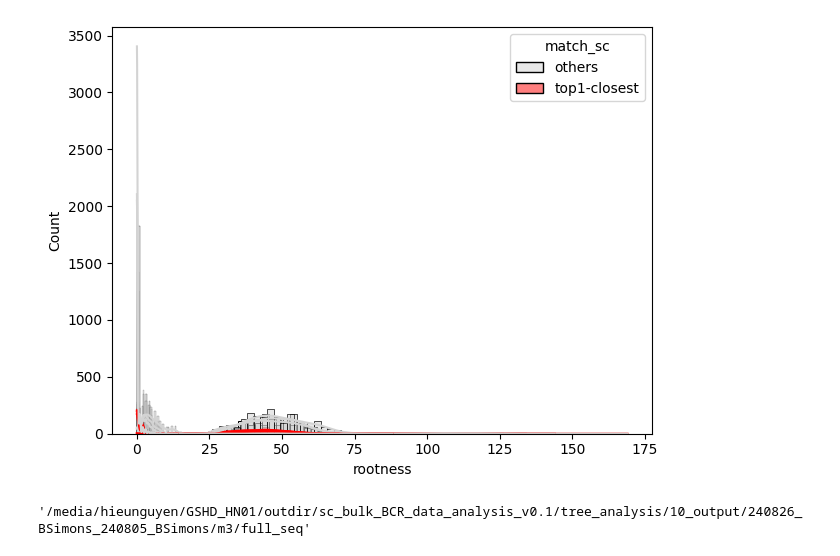
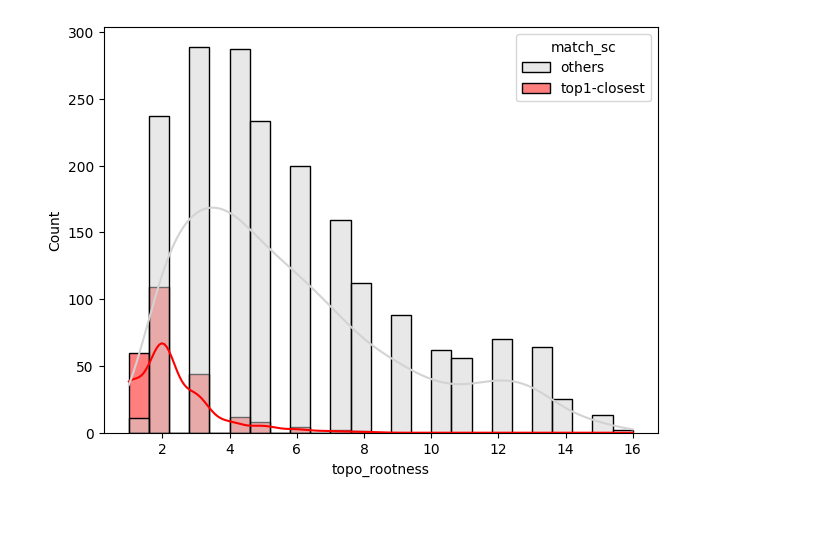
Before and after one commit to hieunguyen4193/sc_bulk_BCR_data_analysis, a Jupyter notebook: Tree10_bar_plot_tree_features.ipynb, the cells around one changed output. Cells and saved outputs as stored; diff of their text form; code cells hidden in the pictures; blank space fills up the shorter version.

```diff
--- a/Tree10_bar_plot_tree_features.ipynb
+++ b/Tree10_bar_plot_tree_features.ipynb
@@ -124,20 +124,17 @@ for mouseid in ["m1", "m2", "m3"]:
     for f in ["rootness", "topo_rootness", "leafness", "topo_leafness"]:
         os.system(f"mkdir -p {path_to_10_output}/all_clones")
         os.system(f"mkdir -p {path_to_10_output}/top{topN}_clones")
-
+        plt.figure()
         sns.histplot(data = treedf, x = f, hue = "match_sc", palette = palette, kde = True)
         plt.tight_layout()
         plt.savefig(os.path.join(path_to_10_output, "all_clones", f"histogram_{mouseid}_{f}.svg"))
+        plt.close()
 
-        sns.histplot(data = treedf.head(topN), x = f, hue = "match_sc", palette = palette, kde = True)
+        plt.figure()
+        sns.histplot(data = treedf[treedf["cloneID"].isin(selected_clones)], x = f, hue = "match_sc", palette = palette, kde = True)
         plt.tight_layout()
         plt.savefig(os.path.join(path_to_10_output, f"top{topN}_clones", f"histogram_{mouseid}_{f}.svg"))
+        plt.close()
-# %% [output]
-[figure, removed]
-# %%
-path_to_10_output
-# %% [output]
-'/media/hieunguyen/GSHD_HN01/outdir/sc_bulk_BCR_data_analysis_v0.1/tree_analysis/10_output/240826_BSimons_240805_BSimons/m3/full_seq'
 # %%
 # plt.figure(figsize= (15, 10))
 # palette = {
@@ -162,3 +159,9 @@ path_to_10_output
 # plt.legend([])
 # plt.xticks([])
 # plt.show()
+# %%
+sns.histplot(data = treedf[treedf["cloneID"].isin(selected_clones)], x = "topo_rootness", hue = "match_sc", palette = palette, kde = True)
+plt.tight_layout()
+plt.savefig(os.path.join(path_to_10_output, f"top{topN}_clones", f"histogram_{mouseid}_{f}.svg"))
+# %% [output]
+[figure, added]
```
